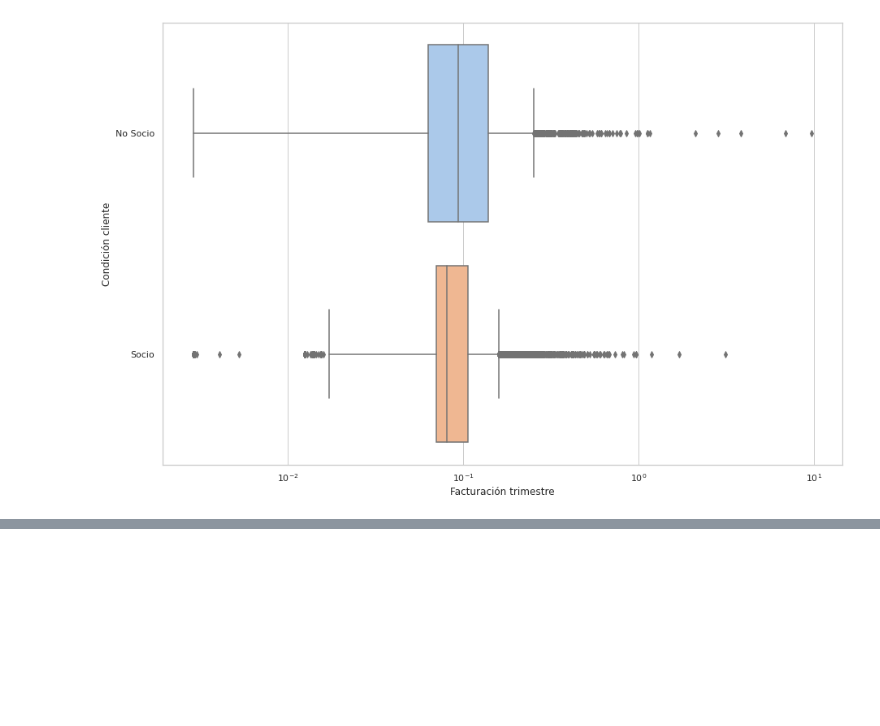
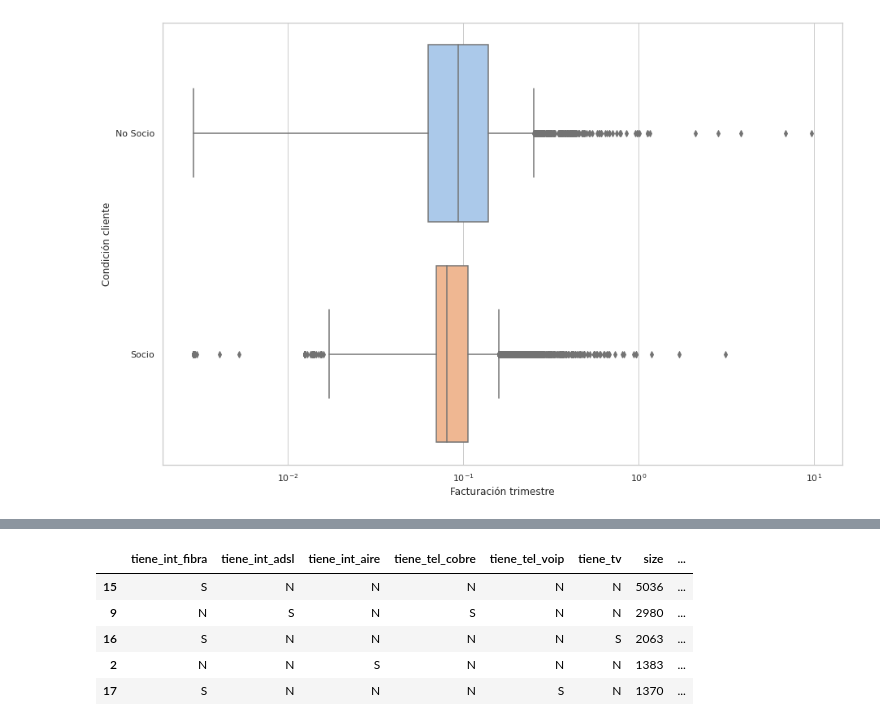
Before and after one commit to fmorosini/data-science-coderhouse, a Jupyter notebook: Dataset-Morosini-Francisco.ipynb, the cells around one changed output, grey strips where cells are left out. Saved outputs shown, nothing was run; the diff lists cells and outputs as text; code cells hidden in the pictures; blank space fills up the shorter version.

```diff
--- a/Dataset-Morosini-Francisco.ipynb
+++ b/Dataset-Morosini-Francisco.ipynb
@@ -508,0 +580,9 @@ _ = ax.set_ylabel ('Condición cliente')
+# %%
+combinaciones_productos
+# %% [output]
+|  | tiene_int_fibra | tiene_int_adsl | tiene_int_aire | tiene_tel_cobre | tiene_tel_voip | tiene_tv | size | ... |
+| 15 | S | N | N | N | N | N | 5036 | ... |
+| 9 | N | S | N | S | N | N | 2980 | ... |
+| 16 | S | N | N | N | N | S | 2063 | ... |
+| 2 | N | N | S | N | N | N | 1383 | ... |
+| 17 | S | N | N | N | S | N | 1370 | ... |
```
Also changed, not shown: parts of 11 cells of this notebook.
